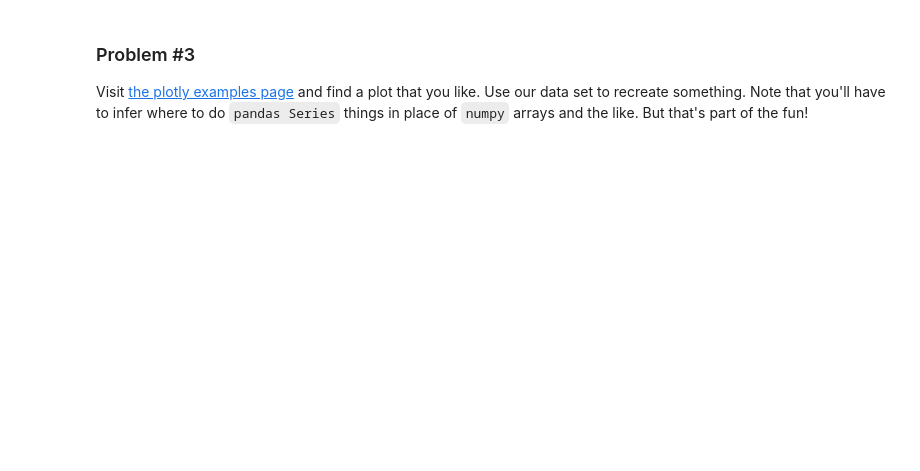
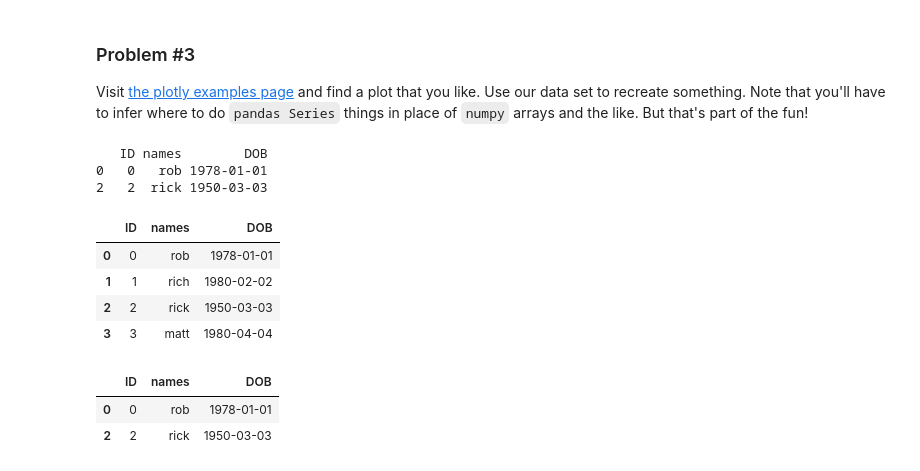
Before and after one commit to rlantz7/plotly_training, a Jupyter notebook: Pandas-Plotly.ipynb, the cells around one changed output. Cells and saved outputs as stored; diff of their text form; code cells hidden in the pictures; blank space fills up the shorter version.

Commit message:
Completed notebook with date_data.

```diff
--- a/Pandas-Plotly.ipynb
+++ b/Pandas-Plotly.ipynb
@@ -363,3 +486,34 @@ iplot(fig)
 Visit [the plotly examples page](https://plot.ly/python/) and find a plot that you like.  Use our data set to recreate something.  Note that you'll have to infer where to do `pandas Series` things in place of `numpy` arrays and the like.  But that's part of the fun!
 # %%
 ### Code here.
+# %%
+from datetime import datetime
+my_DF = pd.DataFrame(columns = ['ID', 'names', 'DOB'])
+
+my_DF.ID = range(4)
+my_DF.names = ['rob', 'rich', 'rick', 'matt']
+my_DF.DOB = [datetime(month = 1, day = 1, year = 1978), datetime(month = 2, day = 2, year = 1980),
+            datetime(month = 3, day = 3, year = 1950), datetime(month = 4, day = 4, year = 1980)]
+
+check_date = datetime(month = 1, day = 1, year = 1980)
+
+print(my_DF[my_DF.DOB < check_date]) # Read as: "my_DF where my_DF.DOB is less than check_date
+my_DF.to_csv("date_data.csv", index = False)
+my_DF
+# %% [output]
+   ID names        DOB
+0   0   rob 1978-01-01
+2   2  rick 1950-03-03
+|  | ID | names | DOB |
+| 0 | 0 | rob | 1978-01-01 |
+| 1 | 1 | rich | 1980-02-02 |
+| 2 | 2 | rick | 1950-03-03 |
+| 3 | 3 | matt | 1980-04-04 |
+# %%
+new_DF = pd.read_csv("date_data.csv", parse_dates = ['DOB'], infer_datetime_format = True)
+#print(new_DF.ID.describe())
+new_DF[new_DF.DOB < check_date]
+# %% [output]
+|  | ID | names | DOB |
+| 0 | 0 | rob | 1978-01-01 |
+| 2 | 2 | rick | 1950-03-03 |
```
Also changed, not shown: parts of 19 cells of this notebook, 1 other file.
